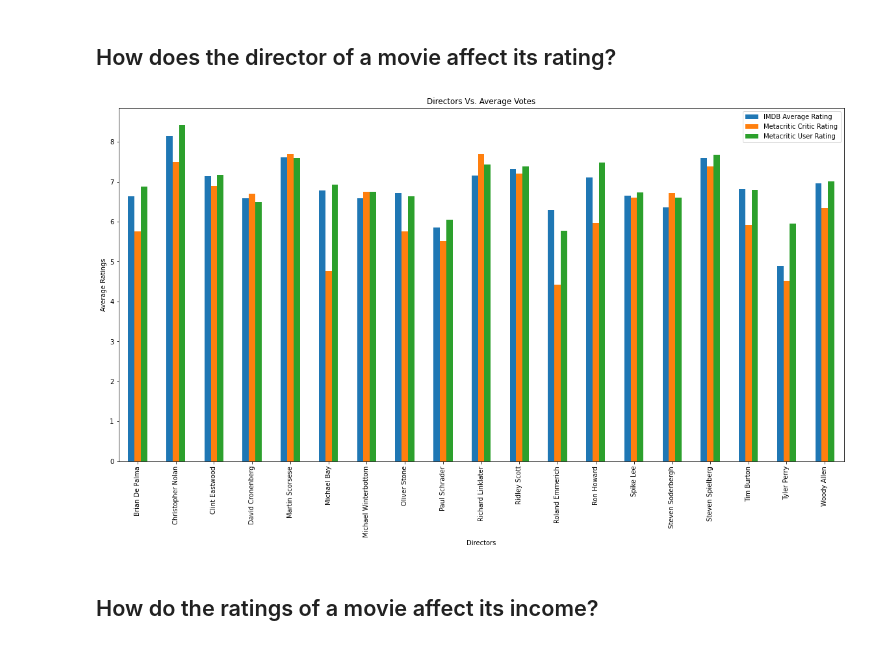
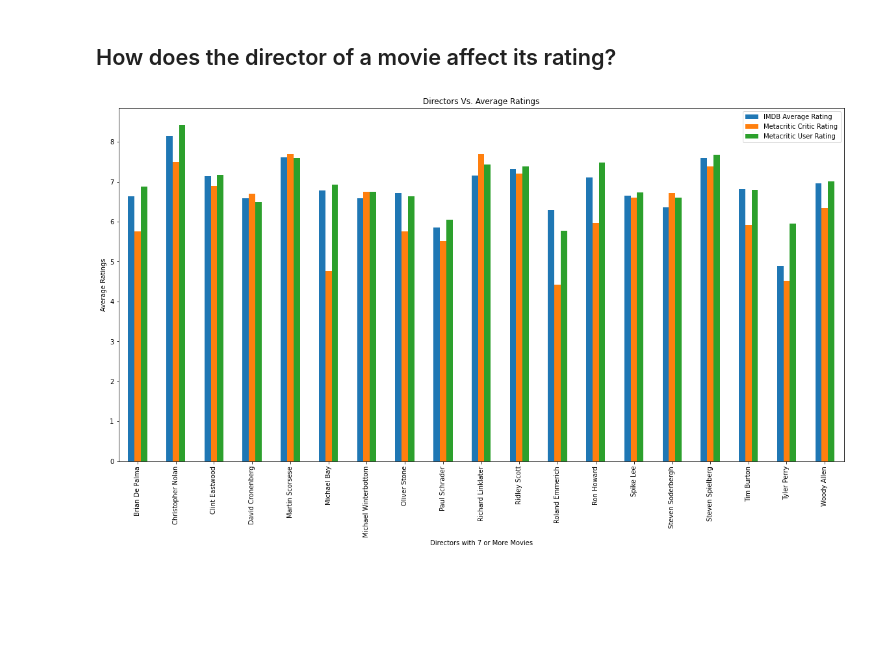
Before and after one commit to yashharanb/ENSF544Project1-1, a Jupyter notebook: Project1-1.ipynb, the cells around one changed output. Cells and saved outputs as stored; diff of their text form; code cells hidden in the pictures; blank space fills up the shorter version.

```diff
--- a/Project1-1.ipynb
+++ b/Project1-1.ipynb
@@ -227,30 +227,29 @@ merged
 ## How does the director of a movie affect its rating?
 # %%
 # Ensure that there are no missing values for directors or IMDB ratings. We don't need to check that Metacritic ratings are missing as we only merged rows from the metacritic dataframe without missing values.
-# Ratings of movies for directors who have directed more than 7 movies have been displayed in the graph
 director_rating_df = merged.dropna(subset=['director', 'avg_vote'])
+
 length = director_rating_df['director'].str.len()
 values = director_rating_df['director'].values
 indexRepetition = np.repeat(director_rating_df.index,length)
 director_rating_df = director_rating_df.loc[indexRepetition]
 director_rating_df['director'] = np.concatenate(values)
 director_rating_df = director_rating_df.reset_index(drop=True)
 
 director_count = director_rating_df.groupby(['director'])['title'].count()
 director_average_vote = director_rating_df.groupby(['director'])['avg_vote'].mean()
 director_critic_rating = director_rating_df.groupby(['director'])['metacritic_critic_rating'].mean()
 director_user_rating = director_rating_df.groupby(['director'])['metacritic_user_rating'].mean()
 
 director_stats_imdb = pd.merge(director_count,director_average_vote,on='director').rename(columns = {'title':'count_movies','avg_vote':'IMDB Average Rating'})
 director_stats_critic_rating = pd.merge(director_stats_imdb,director_critic_rating, on = 'director').rename(columns = {'title':'count_movies','metacritic_critic_rating':'Metacritic Critic Rating'})
 director_stats_user_rating = pd.merge(director_stats_critic_rating,director_user_rating, on = 'director').rename(columns = {'title':'count_movies','metacritic_user_rating':'Metacritic User Rating'})
 
+# Ratings of movies for directors who have directed more than 7 movies have been displayed in the graph
 director_stats = director_stats_user_rating.loc[director_stats_user_rating['count_movies']>=7,:].copy()
 director_rating_stats = pd.DataFrame(director_stats).reset_index()
 director_rating_stats = director_rating_stats.drop(['count_movies'],axis = 1)
 
-graph = director_rating_stats.plot.bar(x = 'director', figsize = (20,10), xlabel = 'Directors', ylabel = 'Average Ratings', title = 'Directors Vs. Average Votes')
+graph = director_rating_stats.plot.bar(x = 'director', figsize = (20,10), xlabel = 'Directors with 7 or More Movies', ylabel = 'Average Ratings', title = 'Directors Vs. Average Ratings')
 # %% [output]
-[figure, old version]
+[figure, new version]
-# %% [markdown]
-## How do the ratings of a movie affect its income?
```
Also changed, not shown: parts of 9 cells of this notebook.
